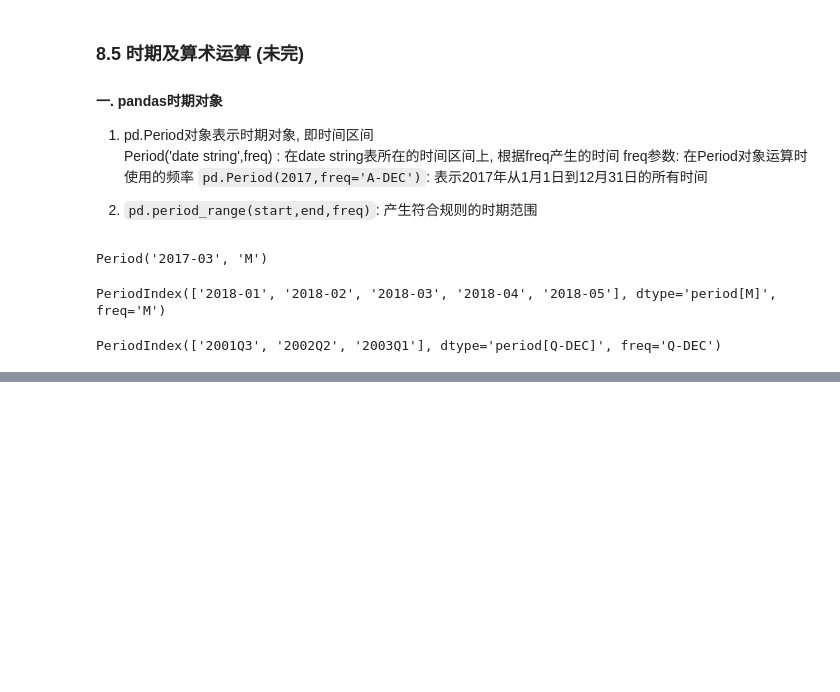
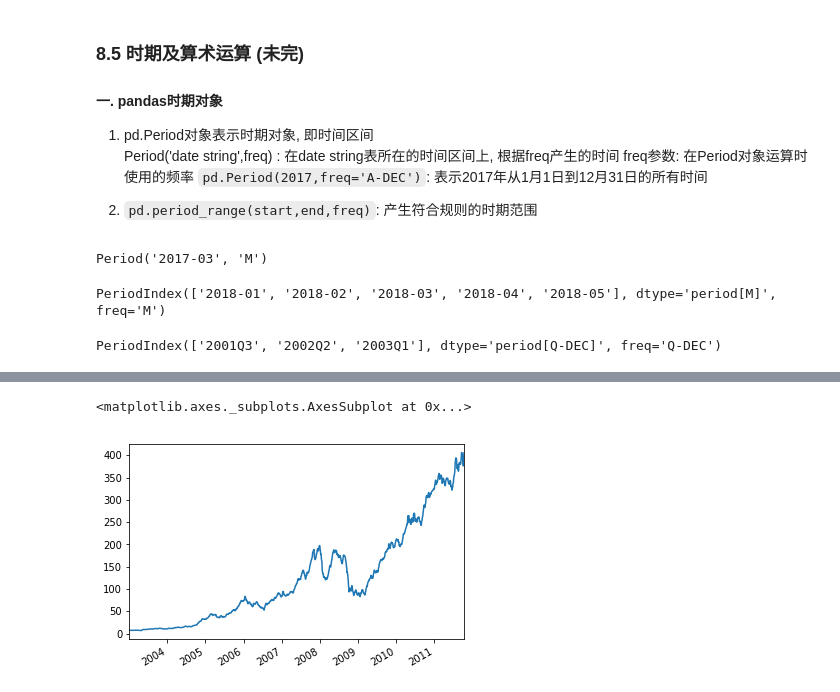
Before and after one commit to lj72808up/AI_Handcraft, a Jupyter notebook: blog/pandas数据处理/8-pandas时间序列.ipynb, the cells around one changed output, grey strips where cells are left out. Drawn from its saved outputs; the diff is of its cells as text; code cells hidden in the pictures; blank space fills up the shorter version.

```diff
--- a/blog/pandas数据处理/8-pandas时间序列.ipynb
+++ b/blog/pandas数据处理/8-pandas时间序列.ipynb
@@ -450,0 +762,5 @@ pd.Period??
+# %%
+df.AAPL.ewm(span=5).mean().plot()
+# %% [output]
+<matplotlib.axes._subplots.AxesSubplot at 0x...>
+[figure, added]
```
Also changed, not shown: parts of 31 cells of this notebook, 2 other files.
